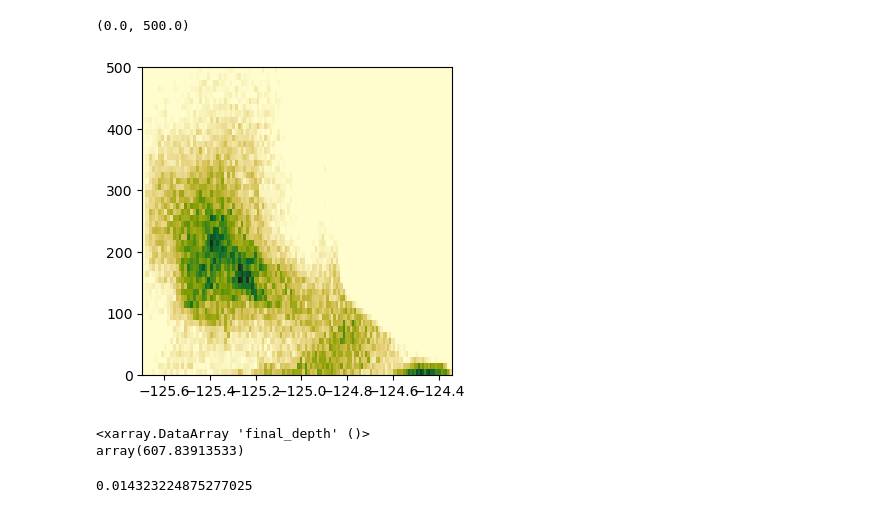
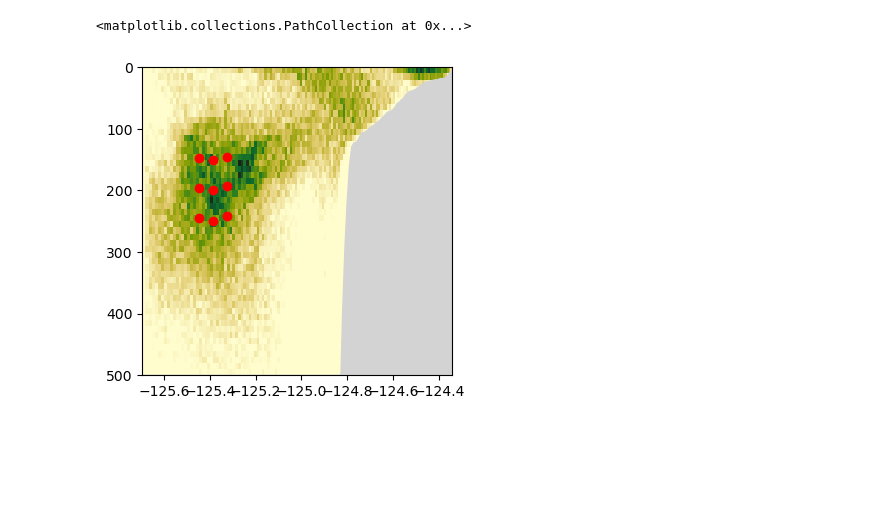
Before and after one commit to rbeutel/LO_user, a Jupyter notebook: ariane/testCS.ipynb, the cells around one changed output. Drawn from its saved outputs; the diff is of its cells as text; code cells hidden in the pictures; blank space fills up the shorter version.

Commit message:
fixed grid cell size calc

```diff
--- a/ariane/testCS.ipynb
+++ b/ariane/testCS.ipynb
@@ -62,25 +62,31 @@ z = np.delete(z,0,0)
 depths = mydata.final_depth[(mydata.final_section==4)]
 transports = mydata.final_transp[(mydata.final_section==4)]/time
 lons = mydata.final_lon[(mydata.final_section==4)]
-# %%
-fig, ax = plt.subplots(1,1,figsize=(4,4))
-# vmin = t_min, vmax=t_max,
-
-
-H, xedges, yedges, im = ax.hist2d(lons, depths, bins=[np.array(grid.lon_rho[y,xmin-1:xmax+1]),
-                                    np.arange(0,np.max(grid.h[y,xmin:xmax]),10)],weights= transports,
-                                    cmap=cm.cm.speed, density= True)
-
-ax.set_ylim([0,500])
-# %% [output]
-(0.0, 500.0)
-[figure, removed]
-# %%
-np.max(lo.final_depth)
-# %% [output]
-<xarray.DataArray 'final_depth' ()>
-array(607.83913533)
-# %%
-np.max(H)
-# %% [output]
-0.014323224875277025
+# %%
+data = xr.open_dataset('/data1/parker/LO_roms/cas6_v0_live/f2018.02.10/ocean_his_0003.nc')
+# %%
+z_all = ((1+data.s_w)*(grid.h+data.zeta[0]))
+# %%
+fig, ax = plt.subplots(1,1,figsize=(4,4))
+
+H, xedges, yedges, im = ax.hist2d(lons, depths, bins=[np.array(grid.lon_rho[y,xmin-1:xmax+1]),
+                                    np.arange(0,np.max(grid.h[y,xmin:xmax]),10)],weights= transports,
+                                    cmap=cm.cm.speed, density= True)
+
+ax.set_ylim([500,0])
+
+ax.fill_between(grid.lon_rho[y,xmin-1:xmax+1],grid.h[y,xmin-1:xmax+1], 500, color='lightgray')
+
+#where should we put some parcels to see if they go up the JdF canyon?
+ax.scatter(grid.lon_rho[y,210],z_all[5,y,210],color='r')
+ax.scatter(grid.lon_rho[y,210],z_all[4,y,210],color='r')
+ax.scatter(grid.lon_rho[y,210],z_all[3,y,210],color='r')
+ax.scatter(grid.lon_rho[y,215],z_all[5,y,215],color='r')
+ax.scatter(grid.lon_rho[y,215],z_all[4,y,215],color='r')
+ax.scatter(grid.lon_rho[y,215],z_all[3,y,215],color='r')
+ax.scatter(grid.lon_rho[y,220],z_all[5,y,220],color='r')
+ax.scatter(grid.lon_rho[y,220],z_all[4,y,220],color='r')
+ax.scatter(grid.lon_rho[y,220],z_all[3,y,220],color='r')
+# %% [output]
+<matplotlib.collections.PathCollection at 0x...>
+[figure, added]
```
Also changed, not shown: parts of 3 cells of this notebook, 3 other files.
